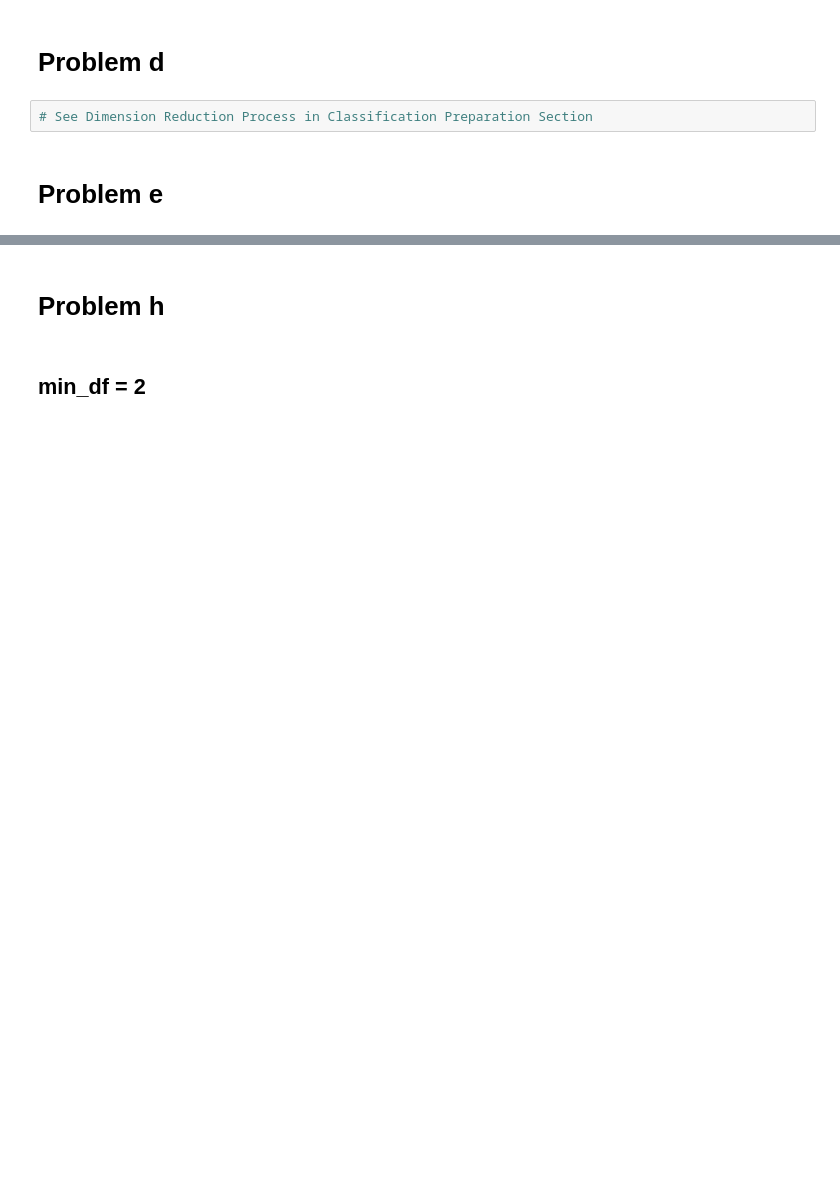
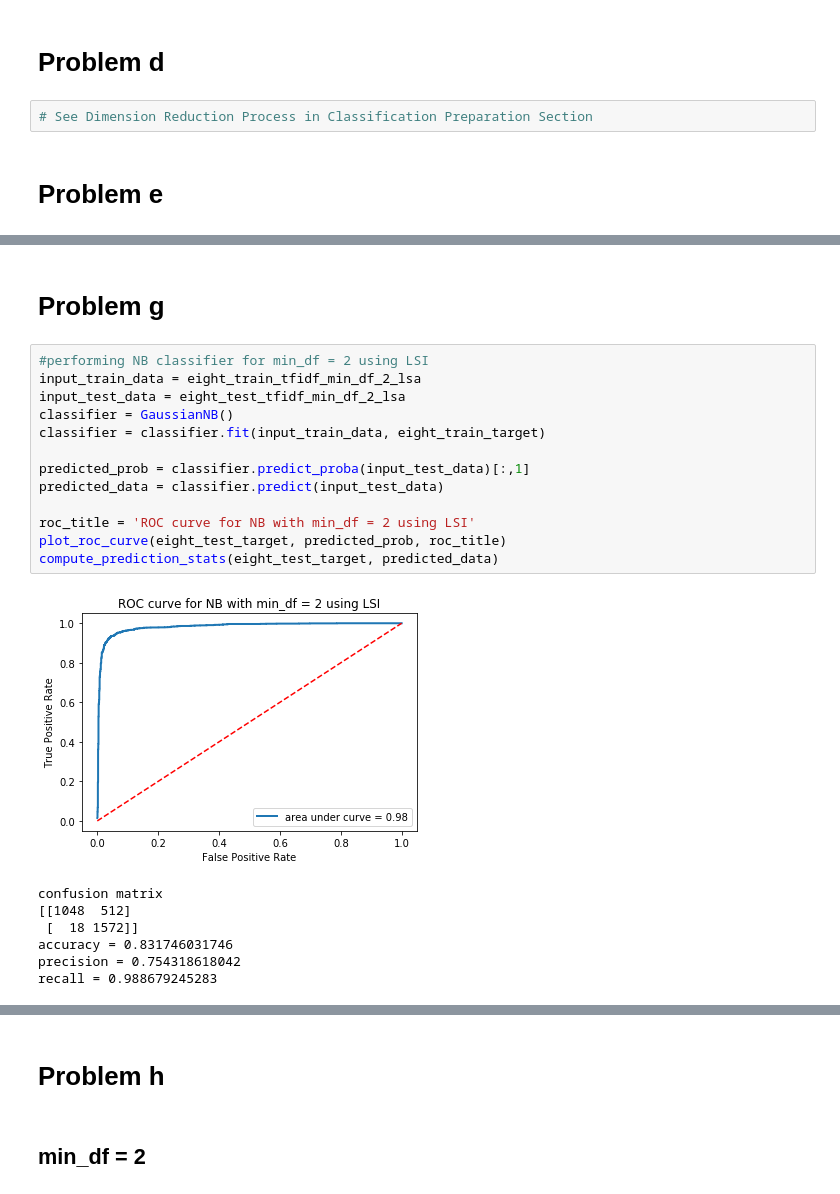
Before and after one commit to zxxia/ECE219-Large-Scale-Data-Mining, a Jupyter notebook: Project1/ee215b_project1.ipynb, the cells around one changed output, grey strips where cells are left out. Drawn from its saved outputs; the diff is of its cells as text; blank space fills up the shorter version.

Commit message:
Finished all problems.Need code reviews and write report

```diff
--- a/Project1/ee215b_project1.ipynb
+++ b/Project1/ee215b_project1.ipynb
@@ -330,0 +444,23 @@ recall = 1.0
+# %% [markdown]
+# Problem g
+# %%
+#performing NB classifier for min_df = 2 using LSI
+input_train_data = eight_train_tfidf_min_df_2_lsa
+input_test_data = eight_test_tfidf_min_df_2_lsa
+classifier = GaussianNB()
+classifier = classifier.fit(input_train_data, eight_train_target)
+
+predicted_prob = classifier.predict_proba(input_test_data)[:,1]
+predicted_data = classifier.predict(input_test_data)
+
+roc_title = 'ROC curve for NB with min_df = 2 using LSI'
+plot_roc_curve(eight_test_target, predicted_prob, roc_title)
+compute_prediction_stats(eight_test_target, predicted_data)
+# %% [output]
+[figure, added]
+confusion matrix
+[[1048  512]
+ [  18 1572]]
+accuracy = 0.831746031746
+precision = 0.754318618042
+recall = 0.988679245283
```
Also changed, not shown: parts of 35 cells of this notebook.
